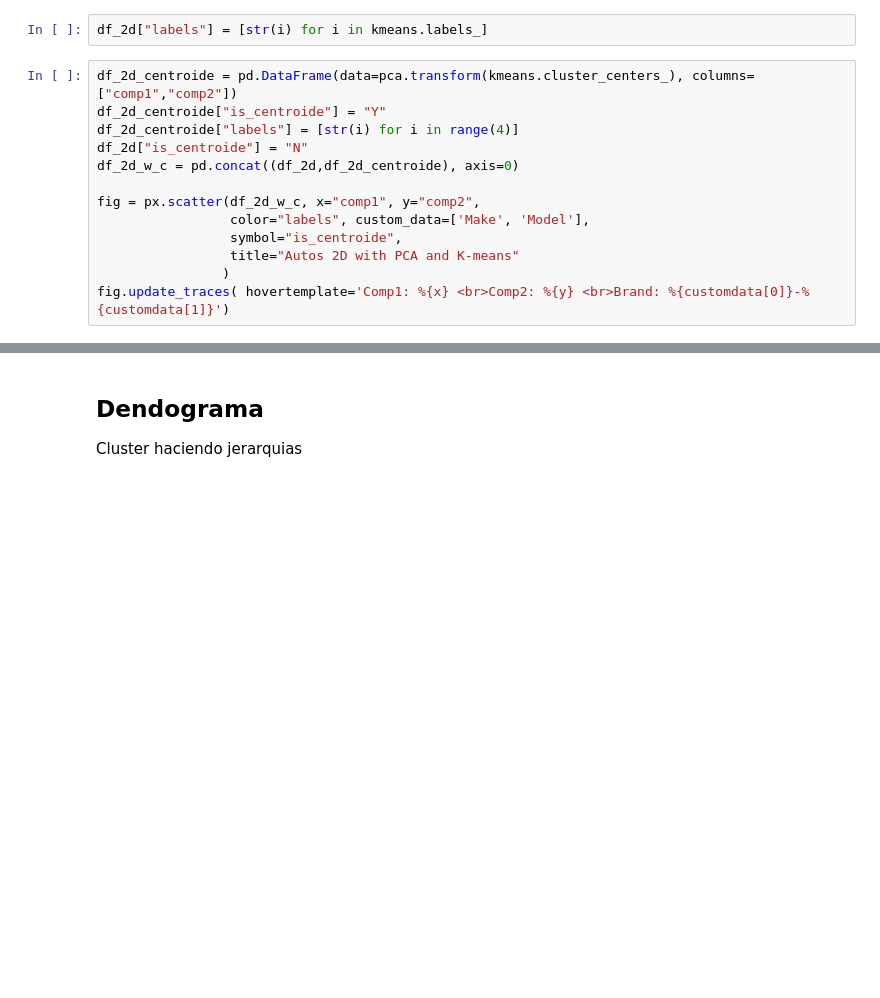
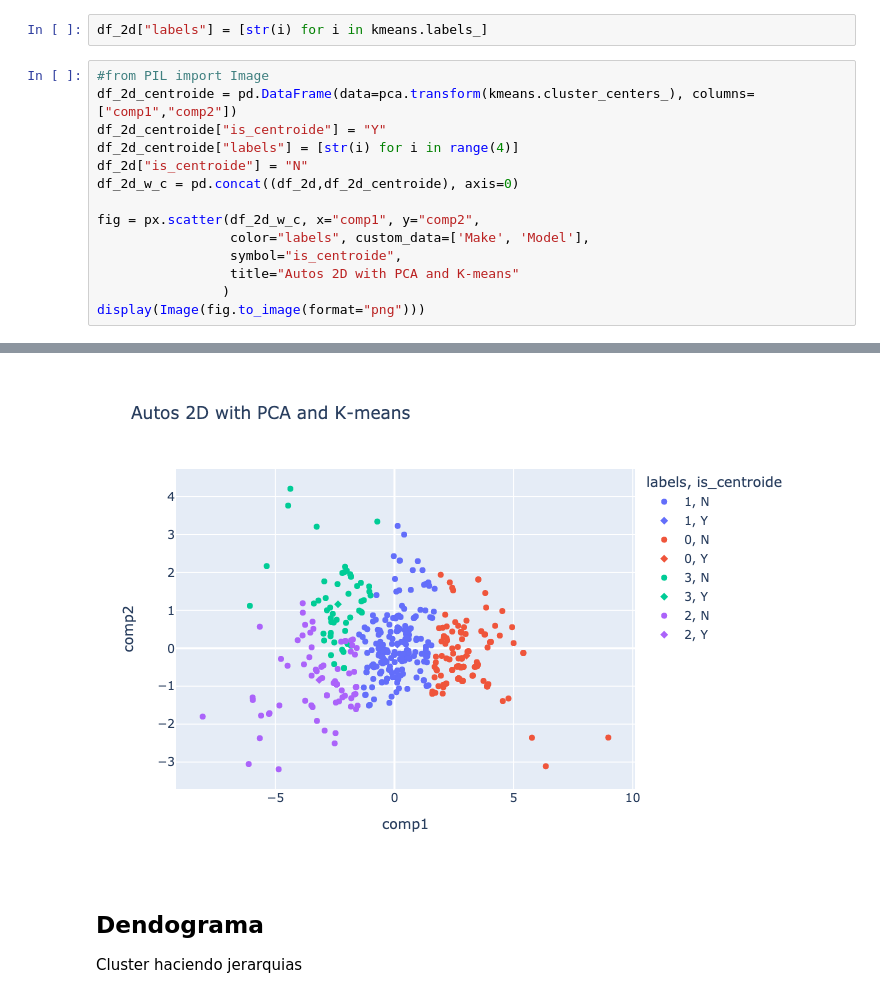
Before and after one commit to jdramirez/UCO_ML_AI, a Jupyter notebook: src/notebook_class/no_supervisado/no_supervisado_datos.ipynb, the cells around one changed output, grey strips where cells are left out. Saved outputs shown, nothing was run; the diff lists cells and outputs as text; blank space fills up the shorter version.

```diff
--- a/src/notebook_class/no_supervisado/no_supervisado_datos.ipynb
+++ b/src/notebook_class/no_supervisado/no_supervisado_datos.ipynb
@@ -184,6 +161,7 @@ array([1, 0, 1, 1, 1, 1, 1, 0, 0, 1, 1, 1, 1, 1, 1, 1, 1, 3, 2, 3, 3, 0,
 # %%
 df_2d["labels"] = [str(i) for i in kmeans.labels_]
 # %%
+#from PIL import Image
 df_2d_centroide = pd.DataFrame(data=pca.transform(kmeans.cluster_centers_), columns=["comp1","comp2"])
 df_2d_centroide["is_centroide"] = "Y"
 df_2d_centroide["labels"] = [str(i) for i in range(4)]
@@ -195,5 +173,5 @@ fig = px.scatter(df_2d_w_c, x="comp1", y="comp2",
                  symbol="is_centroide",
                  title="Autos 2D with PCA and K-means"
                 )
-fig.update_traces( hovertemplate='Comp1: %{x} <br>Comp2: %{y} <br>Brand: %{customdata[0]}-%{customdata[1]}')
+display(Image(fig.to_image(format="png")))
 # %% [output]
@@ -201,3 +178,4 @@ fig.update_traces( hovertemplate='Comp1: %{x} <br>Comp2: %{y} <br>Brand: %{custo
+[figure, added]
 # %% [markdown]
 ## Dendograma
 Cluster haciendo jerarquias
```
Also changed, not shown: parts of 13 cells of this notebook, 6 other files.
